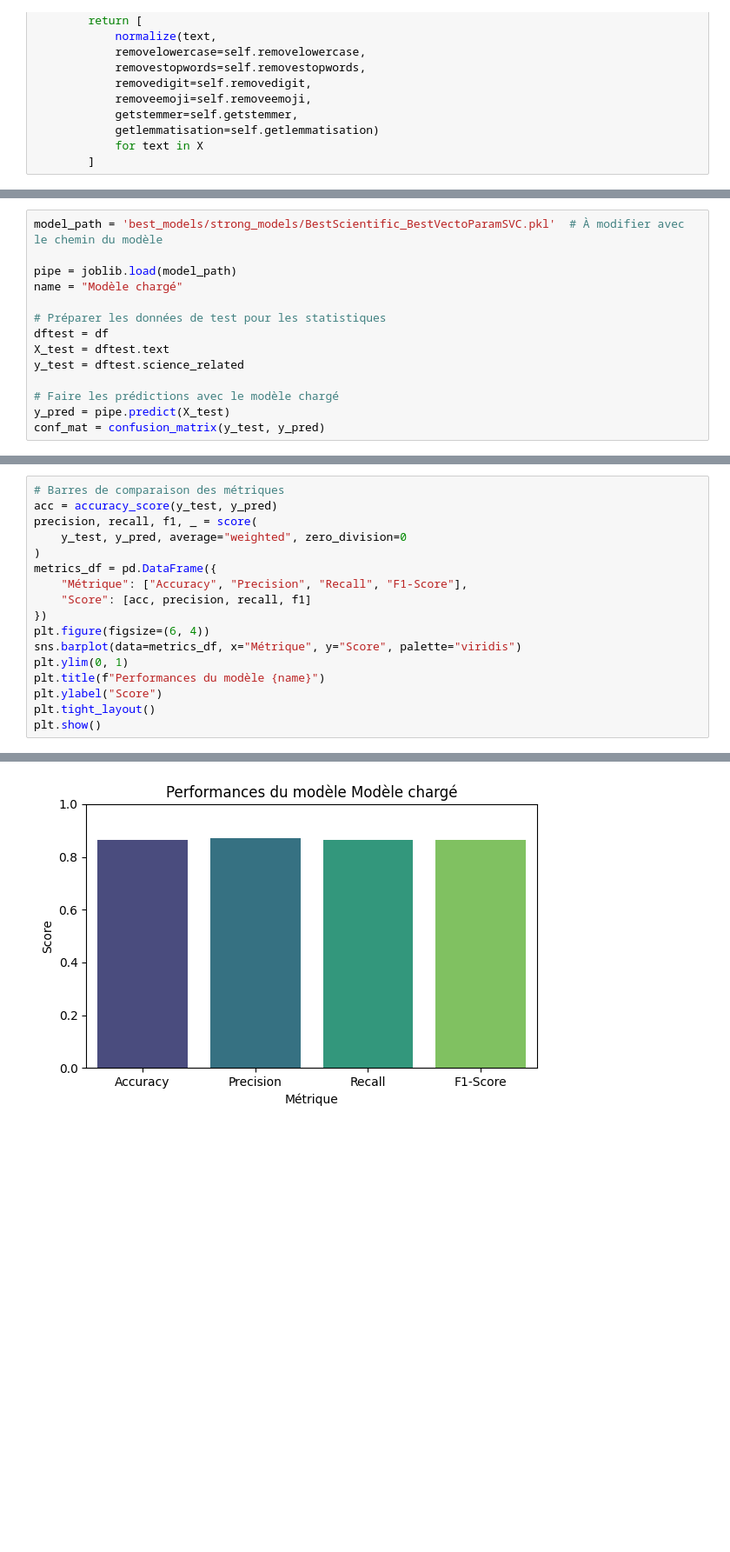
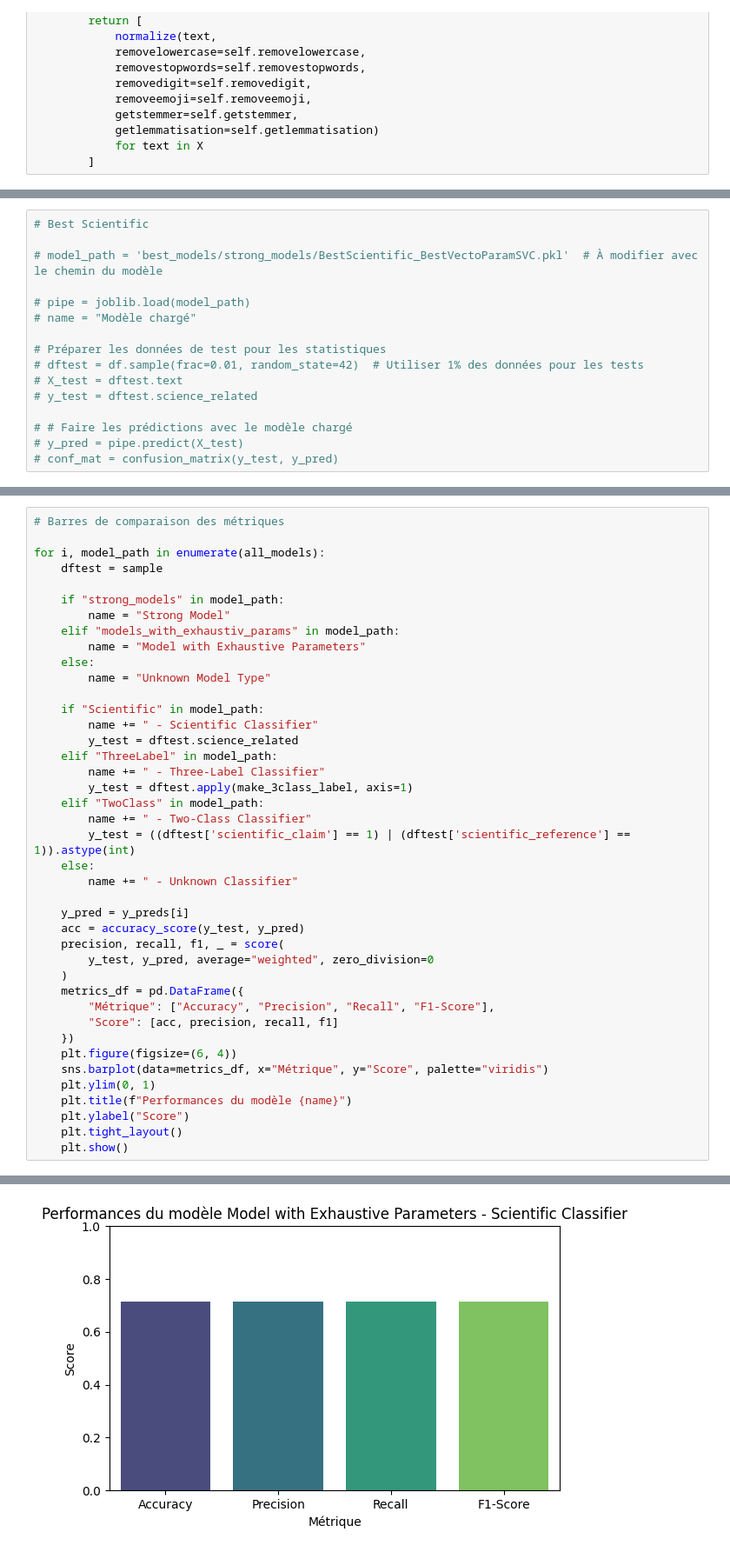
Before and after one commit to Wakeless-Ry/MachineLearning, a Jupyter notebook: Projet_Machine_Learning_Stats.ipynb, the cells around one changed output, grey strips where cells are left out. Shown at 87% size. Cells and saved outputs as stored; diff of their text form; blank space fills up the shorter version.

```diff
--- a/Projet_Machine_Learning_Stats.ipynb
+++ b/Projet_Machine_Learning_Stats.ipynb
@@ -243,16 +273,18 @@ best_models/vecto_101/BestScientific_SVC.pkl
 # %%
-model_path = 'best_models/strong_models/BestScientific_BestVectoParamSVC.pkl'  # À modifier avec le chemin du modèle
+# Best Scientific
 
-pipe = joblib.load(model_path)
-name = "Modèle chargé"
+# model_path = 'best_models/strong_models/BestScientific_BestVectoParamSVC.pkl'  # À modifier avec le chemin du modèle
+
+# pipe = joblib.load(model_path)
+# name = "Modèle chargé"
 
 # Préparer les données de test pour les statistiques
-dftest = df
-X_test = dftest.text
-y_test = dftest.science_related
+# dftest = df.sample(frac=0.01, random_state=42)  # Utiliser 1% des données pour les tests
+# X_test = dftest.text
+# y_test = dftest.science_related
 
-# Faire les prédictions avec le modèle chargé
-y_pred = pipe.predict(X_test)
-conf_mat = confusion_matrix(y_test, y_pred)
+# # Faire les prédictions avec le modèle chargé
+# y_pred = pipe.predict(X_test)
+# conf_mat = confusion_matrix(y_test, y_pred)
 # %%
 # Matrice de confusion
@@ -269,22 +331,46 @@ plt.show()
 # %%
 # Barres de comparaison des métriques
-acc = accuracy_score(y_test, y_pred)
-precision, recall, f1, _ = score(
-    y_test, y_pred, average="weighted", zero_division=0
-)
-metrics_df = pd.DataFrame({
-    "Métrique": ["Accuracy", "Precision", "Recall", "F1-Score"],
-    "Score": [acc, precision, recall, f1]
-})
-plt.figure(figsize=(6, 4))
-sns.barplot(data=metrics_df, x="Métrique", y="Score", palette="viridis")
-plt.ylim(0, 1)
-plt.title(f"Performances du modèle {name}")
-plt.ylabel("Score")
-plt.tight_layout()
-plt.show()
+
+for i, model_path in enumerate(all_models):
+    dftest = sample
+
+    if "strong_models" in model_path:
+        name = "Strong Model"
+    elif "models_with_exhaustiv_params" in model_path:
+        name = "Model with Exhaustive Parameters"
+    else:
+        name = "Unknown Model Type"
+
+    if "Scientific" in model_path:
+        name += " - Scientific Classifier"
+        y_test = dftest.science_related
+    elif "ThreeLabel" in model_path:
+        name += " - Three-Label Classifier"
+        y_test = dftest.apply(make_3class_label, axis=1)
+    elif "TwoClass" in model_path:
+        name += " - Two-Class Classifier"
+        y_test = ((dftest['scientific_claim'] == 1) | (dftest['scientific_reference'] == 1)).astype(int)
+    else:
+        name += " - Unknown Classifier"
+
+    y_pred = y_preds[i]
+    acc = accuracy_score(y_test, y_pred)
+    precision, recall, f1, _ = score(
+        y_test, y_pred, average="weighted", zero_division=0
+    )
+    metrics_df = pd.DataFrame({
+        "Métrique": ["Accuracy", "Precision", "Recall", "F1-Score"],
+        "Score": [acc, precision, recall, f1]
+    })
+    plt.figure(figsize=(6, 4))
+    sns.barplot(data=metrics_df, x="Métrique", y="Score", palette="viridis")
+    plt.ylim(0, 1)
+    plt.title(f"Performances du modèle {name}")
+    plt.ylabel("Score")
+    plt.tight_layout()
+    plt.show()
 # %% [output]
 Passing `palette` without assigning `hue` is deprecated and will be removed in v0.14.0. Assign the `x` variable to `hue` and set `legend=False` for the same effect.
 
   sns.barplot(data=metrics_df, x="Métrique", y="Score", palette="viridis")
-[figure, old version]
+[figure, new version]
```
Also changed, not shown: parts of 8 cells of this notebook.
